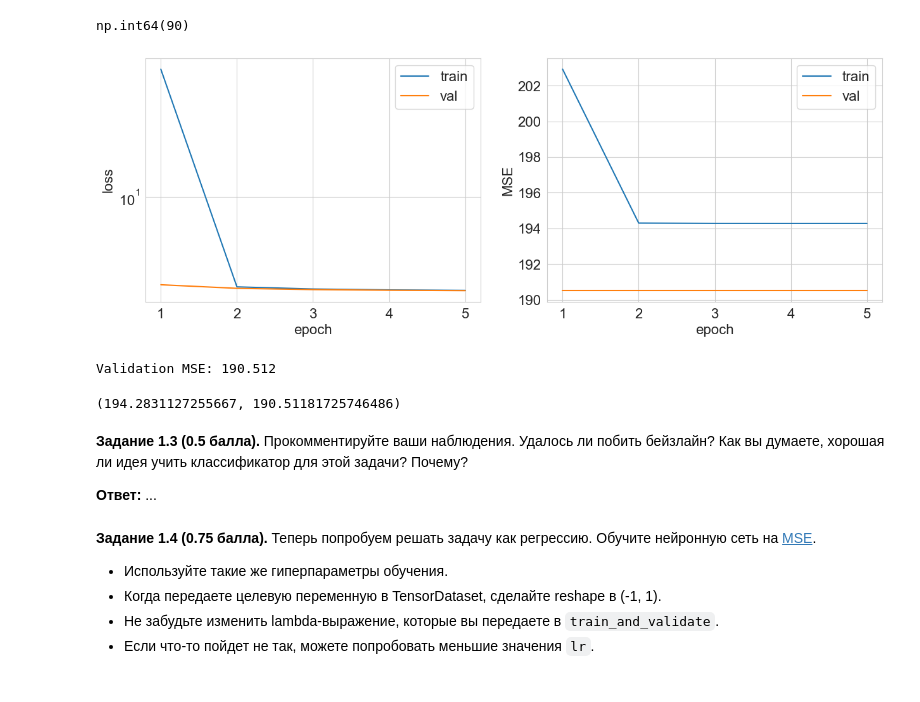
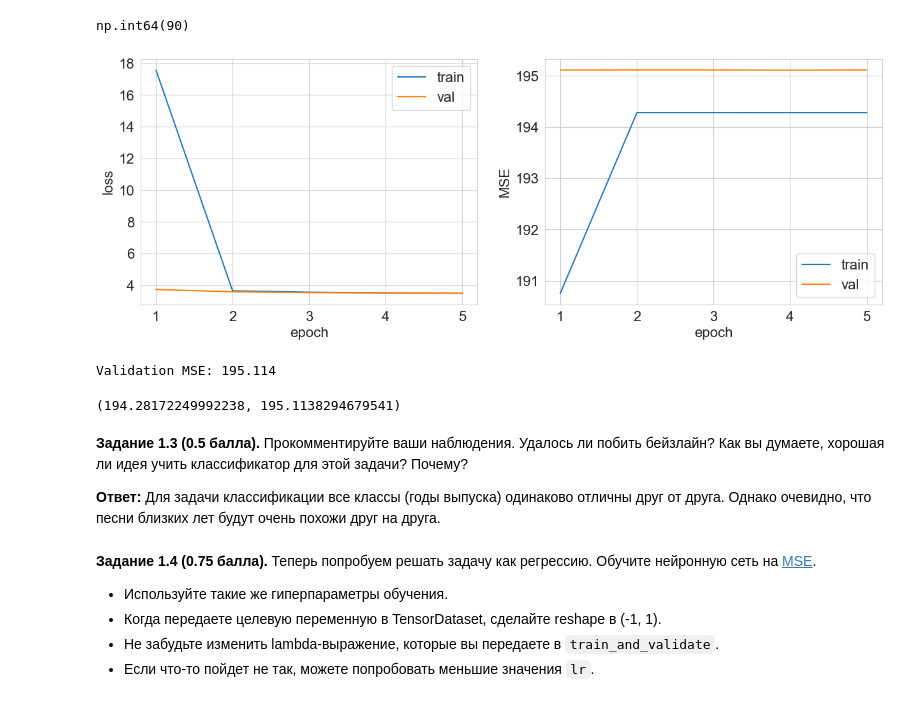
Before and after one commit to maximozerov/mlds-dl-course, a Jupyter notebook: HWs/shw-01-mlp-light.ipynb, the cells around one changed output. Cells and saved outputs as stored; diff of their text form; code cells hidden in the pictures.

```diff
--- a/HWs/shw-01-mlp-light.ipynb
+++ b/HWs/shw-01-mlp-light.ipynb
@@ -212,7 +212,7 @@ def train_and_validate(model, optimizer, criterion, metric, train_loader, val_lo
             optimizer.step()
 
             with torch.no_grad():
-                metric_value = metric(predictions, y_batch)
+                metric_value = metric(y_batch, predictions)
                 if type(metric_value) == torch.Tensor:
                     metric_value = metric_value.item()
                 running_loss += loss.item() * X_batch.shape[0]
@@ -246,7 +246,7 @@ def train_and_validate(model, optimizer, criterion, metric, train_loader, val_lo
                     predictions = model(X_batch)
                     loss = criterion(predictions, y_batch)
 
-                metric_value = metric(predictions, y_batch)
+                metric_value = metric(y_batch, predictions)
                 if type(metric_value) == torch.Tensor:
                     metric_value = metric_value.item()
                 running_loss += loss.item() * X_batch.shape[0]
@@ -264,7 +264,10 @@ def train_and_validate(model, optimizer, criterion, metric, train_loader, val_lo
     if verbose:
         print(f'Validation MSE: {val_metrics[-1]:.3f}')
 
-    return train_metrics[-1], val_metrics[-1]
+    if verbose:
+        return train_metrics[-1], val_metrics[-1]
+    else:
+        return train_metrics, val_metrics
 # %% [markdown]
 **Задание 1.2 (0.75 балла).** Попробуем обучить нашу первую нейронную сеть. Здесь целевая переменная дискретная &mdash; это год выпуска песни. Поэтому будем учить сеть на классификацию c помощью [кросс-энтропийной функции потерь](https://pytorch.org/docs/stable/generated/torch.nn.CrossEntropyLoss.html).
 
@@ -319,25 +318,25 @@ test_loader = DataLoader(test_set, batch_size=64, shuffle=False, num_workers=4)
 # %%
 # TODO: Create lambda function for MSE
-metric = lambda logits, label: mean_squared_error(np.argmax(logits.cpu(), axis=1), label.cpu())
+metric = lambda y_true, y_pred: mean_squared_error(y_true.cpu(), np.argmax(y_pred.cpu(), axis=1))
 # %%
 EPOCHS = 5
 # %%
 train_and_validate(simpleNet,
                    optimizer,
                    criterion,
                    metric,
                    train_loader,
-                   test_loader,
+                   val_loader,
                    EPOCHS,
                    device)
 # %% [output]
-[figure, old version]
+[figure, new version]
-Validation MSE: 190.512
+Validation MSE: 195.114
-(194.2831127255667, 190.51181725746486)
+(194.28172249992238, 195.1138294679541)
 # %% [markdown]
 **Задание 1.3 (0.5 балла).** Прокомментируйте ваши наблюдения. Удалось ли побить бейзлайн? Как вы думаете, хорошая ли идея учить классификатор для этой задачи? Почему?
 
-**Ответ:** ...
+**Ответ:** Для задачи классификации все классы (годы выпуска) одинаково отличны друг от друга. Однако очевидно, что песни близких лет будут очень похожи друг на друга.
 # %% [markdown]
 **Задание 1.4 (0.75 балла).** Теперь попробуем решать задачу как регрессию. Обучите нейронную сеть на [MSE](https://pytorch.org/docs/stable/generated/torch.nn.MSELoss.html).
 
```
Also changed, not shown: parts of 61 cells of this notebook.
